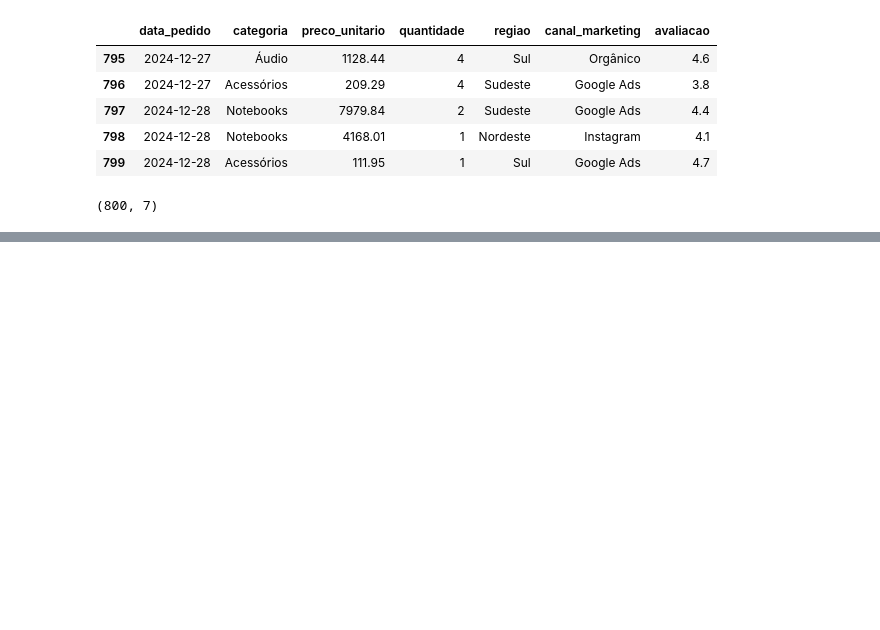
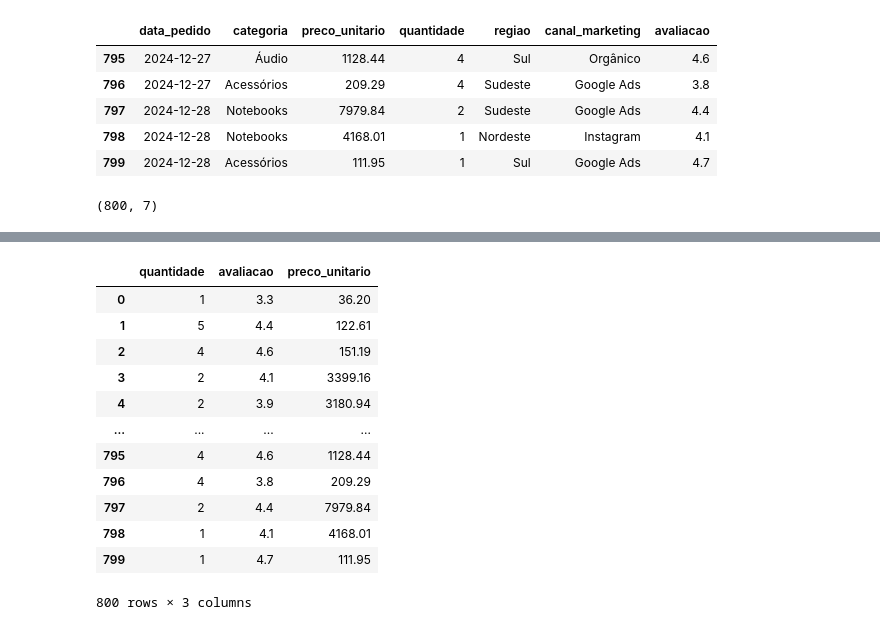
Before and after one commit to emiyu924/Dados-com-IA, a Jupyter notebook: aula03.ipynb, the cells around one changed output, grey strips where cells are left out. Cells and saved outputs as stored; diff of their text form; code cells hidden in the pictures; blank space fills up the shorter version.

```diff
--- a/aula03.ipynb
+++ b/aula03.ipynb
@@ -182,0 +216,16 @@ df.describe
+# %%
+df[["quantidade", "avaliacao", "preco_unitario"]]
+# %% [output]
+|  | quantidade | avaliacao | preco_unitario |
+| 0 | 1 | 3.3 | 36.20 |
+| 1 | 5 | 4.4 | 122.61 |
+| 2 | 4 | 4.6 | 151.19 |
+| 3 | 2 | 4.1 | 3399.16 |
+| 4 | 2 | 3.9 | 3180.94 |
+| ... | ... | ... | ... |
+| 795 | 4 | 4.6 | 1128.44 |
+| 796 | 4 | 3.8 | 209.29 |
+| 797 | 2 | 4.4 | 7979.84 |
+| 798 | 1 | 4.1 | 4168.01 |
+| 799 | 1 | 4.7 | 111.95 |
+800 rows × 3 columns
```
Also changed, not shown: parts of 4 cells of this notebook, 1 other file.
